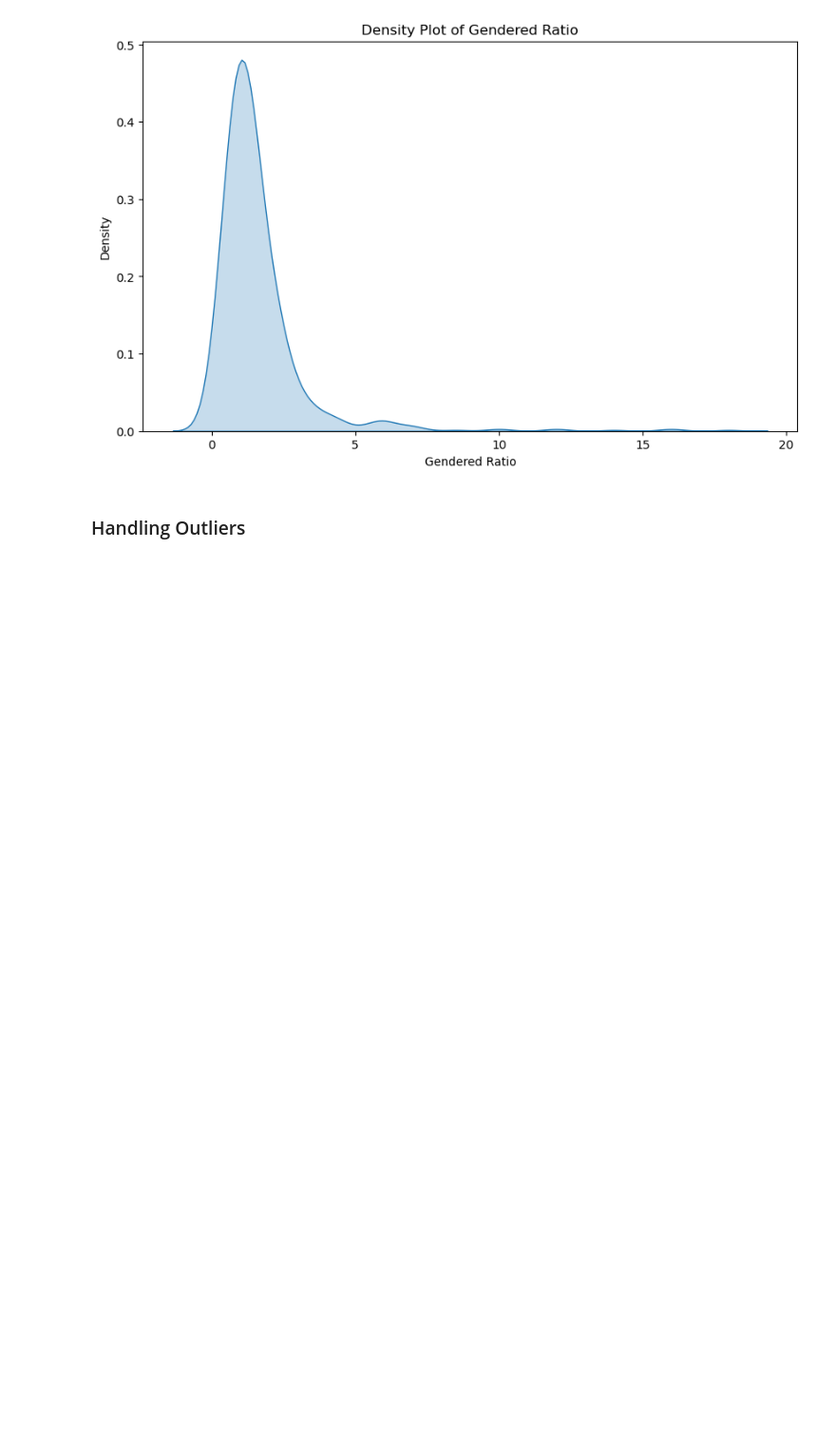
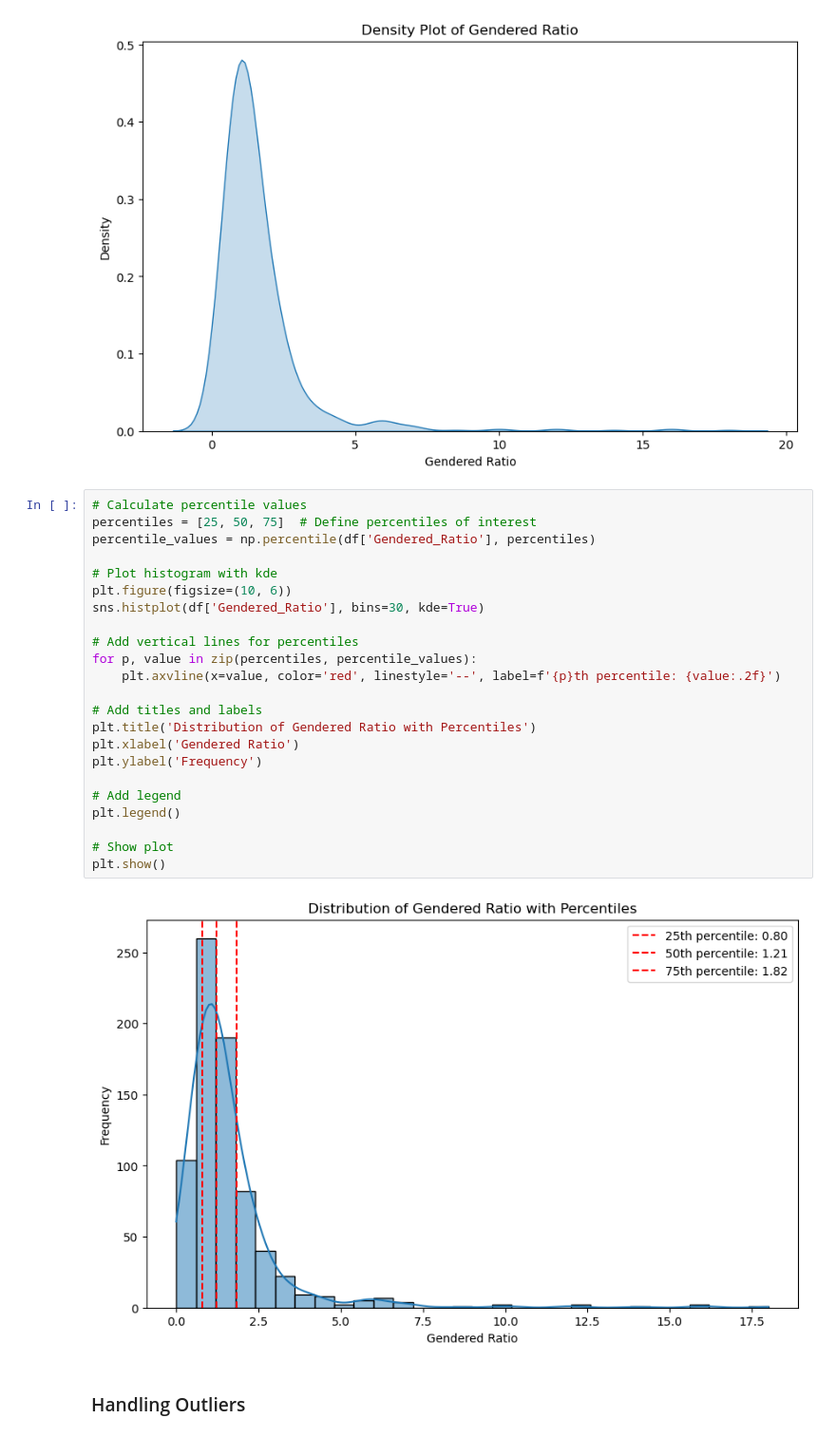
Before and after one commit to AnalysisKris/Finley_Capstone, a Jupyter notebook: data_cleaning.ipynb, the cells around one changed output. Shown at 95% size. Saved outputs shown, nothing was run; the diff lists cells and outputs as text; blank space fills up the shorter version.

```diff
--- a/data_cleaning.ipynb
+++ b/data_cleaning.ipynb
@@ -340,6 +340,31 @@ plt.show()
 [figure]
 [figure]
 [figure]
+# %%
+# Calculate percentile values
+percentiles = [25, 50, 75]  # Define percentiles of interest
+percentile_values = np.percentile(df['Gendered_Ratio'], percentiles)
+
+# Plot histogram with kde
+plt.figure(figsize=(10, 6))
+sns.histplot(df['Gendered_Ratio'], bins=30, kde=True)
+
+# Add vertical lines for percentiles
+for p, value in zip(percentiles, percentile_values):
+    plt.axvline(x=value, color='red', linestyle='--', label=f'{p}th percentile: {value:.2f}')
+
+# Add titles and labels
+plt.title('Distribution of Gendered Ratio with Percentiles')
+plt.xlabel('Gendered Ratio')
+plt.ylabel('Frequency')
+
+# Add legend
+plt.legend()
+
+# Show plot
+plt.show()
+# %% [output]
+[figure, added]
 # %% [markdown]
 ### Handling Outliers
 # %%
```
Also changed, not shown: parts of 2 cells of this notebook, 10 other files.
